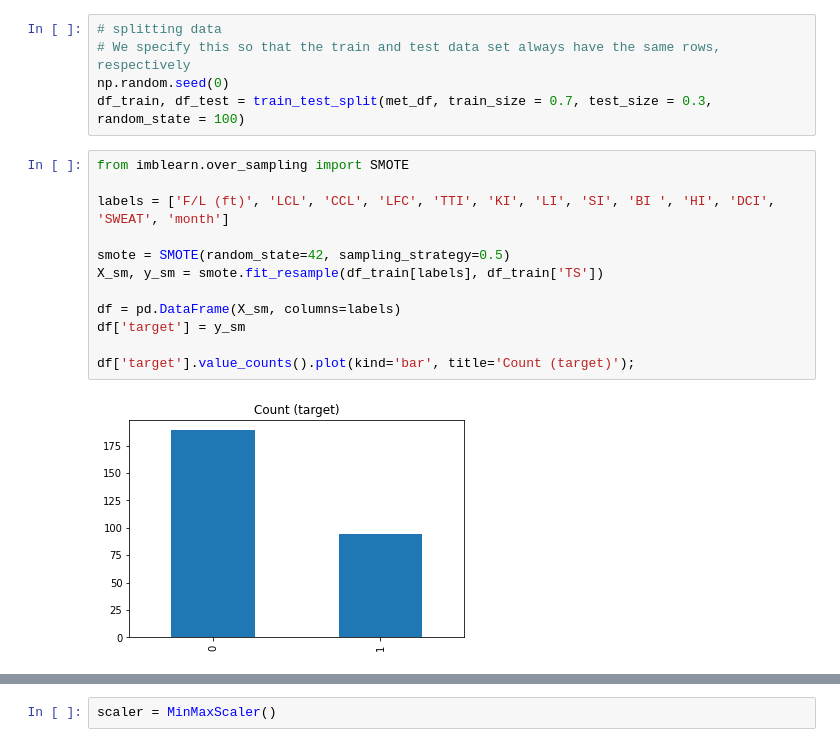
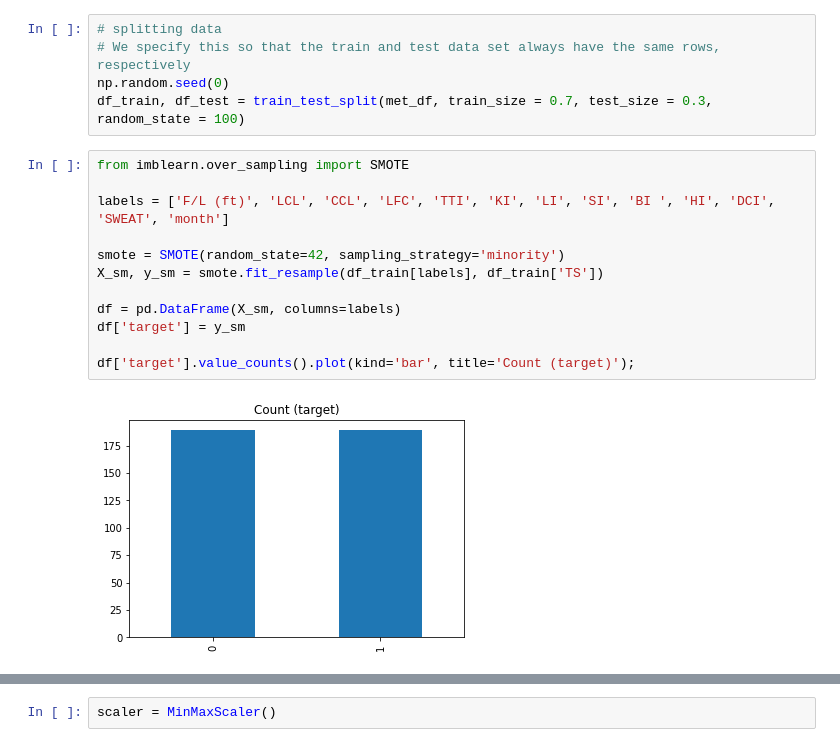
Before and after one commit to ishankarve/meta_analysis, a Jupyter notebook: met_forecast.ipynb, the cells around one changed output, grey strips where cells are left out. Drawn from its saved outputs; the diff is of its cells as text.

```diff
--- a/met_forecast.ipynb
+++ b/met_forecast.ipynb
@@ -300,14 +300,14 @@ df_train, df_test = train_test_split(met_df, train_size = 0.7, test_size = 0.3,
 # %%
 from imblearn.over_sampling import SMOTE
 
 labels = ['F/L (ft)', 'LCL', 'CCL', 'LFC', 'TTI', 'KI', 'LI', 'SI', 'BI ', 'HI', 'DCI', 'SWEAT', 'month']
 
-smote = SMOTE(random_state=42, sampling_strategy=0.5)
+smote = SMOTE(random_state=42, sampling_strategy='minority')
 X_sm, y_sm = smote.fit_resample(df_train[labels], df_train['TS'])
 
 df = pd.DataFrame(X_sm, columns=labels)
 df['target'] = y_sm
 
 df['target'].value_counts().plot(kind='bar', title='Count (target)');
 # %% [output]
-[figure, old version]
+[figure, new version]
```
Also changed, not shown: parts of 2 cells of this notebook.
